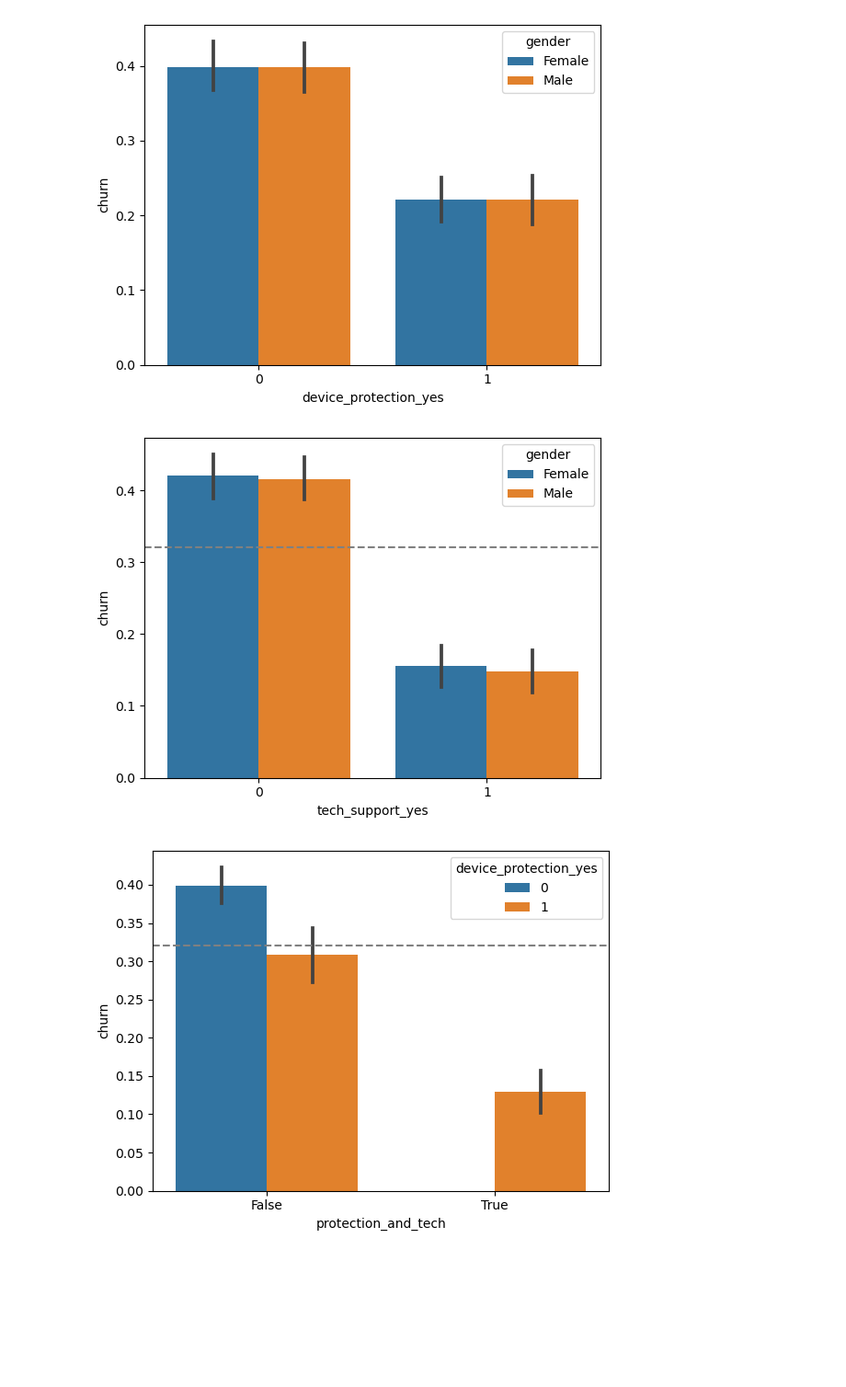
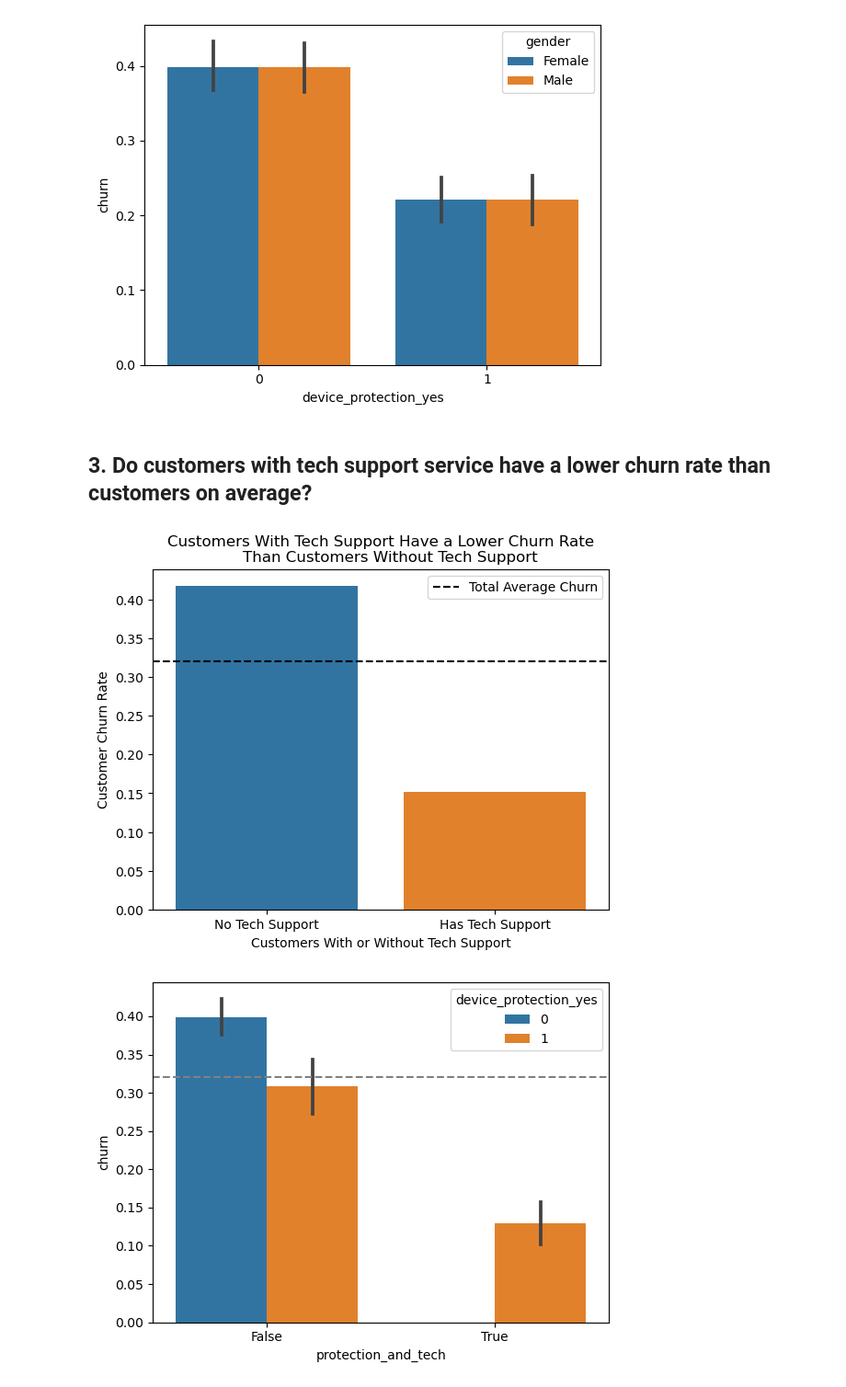
Before and after one commit to Adam-Harris87/classification-project, a Jupyter notebook: explore.ipynb, the cells around one changed output. Shown: that part at 92% size. Cells and saved outputs as stored; diff of their text form; code cells hidden in the pictures; blank space fills up the shorter version.

```diff
--- a/explore.ipynb
+++ b/explore.ipynb
@@ -540,0 +493,2 @@ plt.show()
+# %%
+internet = train[train.online_backup_no_internet_service == 0]
@@ -605,15 +639,37 @@ sns.barplot(data=internet,
 plt.show()
 # %% [output]
 [figure]
+# %% [markdown]
+## 3. Do customers with tech support service have a lower churn rate than customers on average?
 # %%
-sns.barplot(data=internet,
-            x='tech_support_yes',
-            y='churn',
-           hue='gender')
-plt.axhline(internet.churn.mean(), ls='--', color='gray')
-plt.show()
+def get_bar_tech_support():
+    '''
+    This function will display a bar graph of the churn rate of customers who have tech
+    support service and customers who do not.
+    '''
+    # create the bar chart
+    sns.barplot(data=internet,
+                x='tech_support_yes',
+                y='churn',
+                ci=False)
+    # change the xtick labels to understandable text
+    plt.xticks(ticks=(0,1), labels=('No Tech Support', 'Has Tech Support'))
+    # create x and y axis labels
+    plt.xlabel('Customers With or Without Tech Support')
+    plt.ylabel('Customer Churn Rate')
+    # create a chart title
+    plt.title('Customers With Tech Support Have a Lower Churn Rate\n\
+    Than Customers Without Tech Support')
+    # create a line showing the overall average churn rate
+    plt.axhline(internet.churn.mean(), ls='--', color='black', label='Total Average Churn')
+    # add a legend describing the average churn rate line
+    plt.legend()
+    # show the chart
+    plt.show()
-# %% [output]
-[figure, removed]
+# %%
+get_bar_tech_support()
+# %% [output]
+[figure, added]
 # %%
 sns.barplot(data=internet,
             x='protection_and_tech',
```
Also changed, not shown: parts of 26 cells of this notebook, 4 other files.
